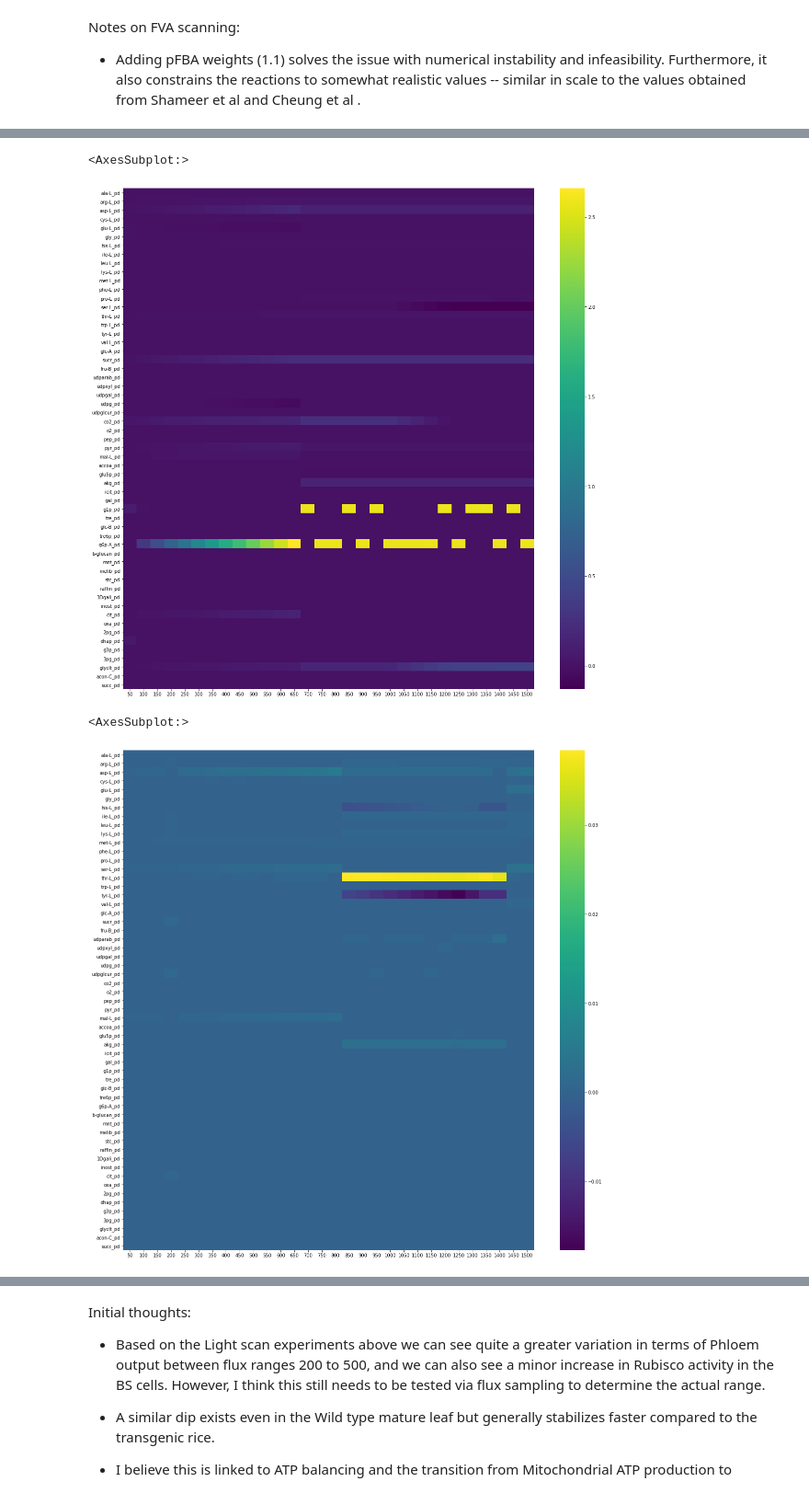
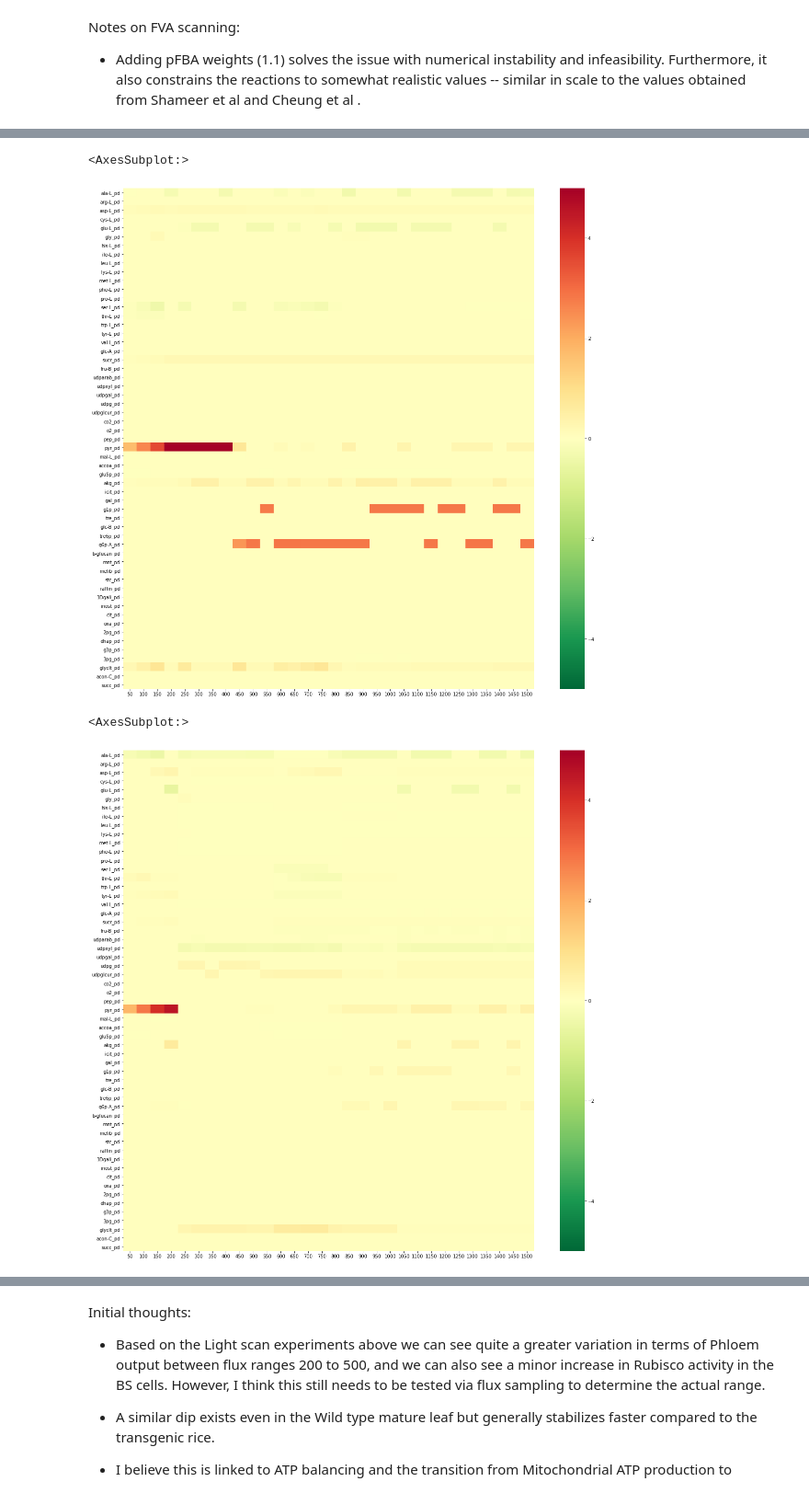
Before and after one commit to rtsantos3/RiceMM, a Jupyter notebook: Scripts/Light Scan 2-cell model (Final).ipynb, the cells around one changed output, grey strips where cells are left out. Shown at 92% size. Drawn from its saved outputs; the diff is of its cells as text; code cells hidden in the pictures.

```diff
--- a/Scripts/Light Scan 2-cell model (Final).ipynb
+++ b/Scripts/Light Scan 2-cell model (Final).ipynb
@@ -552,7 +542,7 @@ for ppfd in range(50,1550,50):
 
 
         #Set medium to change photon flux and other things and re-add to model
-        m1.medium = define_model_medium(m1, co2=29, o2=2.26, ppfd=ppfd, h=0, nh4=inf, no3=inf)
+        m1.medium = define_model_medium(m1, co2=29, o2=2.26, ppfd=ppfd, h=inf, nh4=inf, no3=inf)
         turn_off_cofac_cycles(m1) #Turn off other cofactor recycling
         add_tissue_constraints(m1)
         add_enzyme_constraints(m1)
@@ -594,7 +584,7 @@ for ppfd in range(50,1550,50):
     with model as m1:
 
         #Set medium to change photon flux and other things and re-add to model
-        m1.medium = define_model_medium(m1, co2=29, o2=2.26, ppfd=ppfd, h=0, nh4=inf, no3=inf)
+        m1.medium = define_model_medium(m1, co2=29, o2=2.26, ppfd=ppfd, h=inf, nh4=inf, no3=inf)
         turn_off_cofac_cycles(m1) #Turn off other cofactor recycling
         add_tissue_constraints(m1)
         add_enzyme_constraints(m1)
@@ -652,7 +642,7 @@ ppfd_2cell_trans_phloem = pd.DataFrame(index=list(i.id for i in model.reactions)
 #Iterate from range 50 to 1500 w/ increments of 50 (max ppfd)
 
 #Note the following constraints:
-#CO2 intake limited to 22.2
+       #CO2 intake limited to 22.2
 
 for ppfd in range(50,1550,50):
 
@@ -660,7 +650,7 @@ for ppfd in range(50,1550,50):
     with model as m1:
 
          #Set medium to change photon flux and other things and re-add to model
-        m1.medium = define_model_medium(m1, co2=22.2, o2=2.26, ppfd=ppfd, h=0, nh4=inf, no3=inf)
+        m1.medium = define_model_medium(m1, co2=22.2, o2=2.26, ppfd=ppfd, h=inf, nh4=inf, no3=inf)
         turn_off_cofac_cycles(m1) #Turn off other cofactor recycling
         add_tissue_constraints(m1)
         add_enzyme_constraints(m1)
@@ -701,7 +691,7 @@ for ppfd in range(50,1550,50):
     #Generate instance of model every iteration
     with model as m1:
         #Set medium to change photon flux and other things and re-add to model
-        m1.medium = define_model_medium(m1, co2=22.2, o2=2.26, ppfd=ppfd, h=0, nh4=inf, no3=inf)
+        m1.medium = define_model_medium(m1, co2=22.2, o2=2.26, ppfd=ppfd, h=inf, nh4=inf, no3=inf)
         turn_off_cofac_cycles(m1) #Turn off other cofactor recycling
         add_tissue_constraints(m1)
         add_enzyme_constraints(m1)
@@ -1025,24 +1017,24 @@ pd_phloem_ppfd
 
 
 plt.figure(figsize = (20,20))
-sns.heatmap(pd_phloem_ppfd, cmap='viridis')
+sns.heatmap(pd_phloem_ppfd, cmap='RdYlGn_r', vmin=-5, vmax=5)
 # %% [output]
 <AxesSubplot:>
-[figure, old version]
+[figure, new version]
 # %%
 phloem_ppfd = ppfd_2cell_trans_bm.transpose()
 
 pd_transport_ids = [rxns.id for rxns in model.reactions if "_pd" in rxns.id and "h2o" not in rxns.id]
 
 pd_phloem_ppfd = phloem_ppfd[pd_transport_ids].transpose()
 pd_phloem_ppfd.loc[~(pd_phloem_ppfd<-inf).all(axis=1)]
 pd_phloem_ppfd
 
 
 plt.figure(figsize = (20,20))
-sns.heatmap(pd_phloem_ppfd, cmap='viridis')
+sns.heatmap(pd_phloem_ppfd, cmap='RdYlGn_r', vmin=-5, vmax=5)
 # %% [output]
 <AxesSubplot:>
-[figure, old version]
+[figure, new version]
 # %%
 #This heat map shows the Plasmodesmatal reactions in a growing leaf
```
Also changed, not shown: parts of 21 cells of this notebook, 19 other files.
